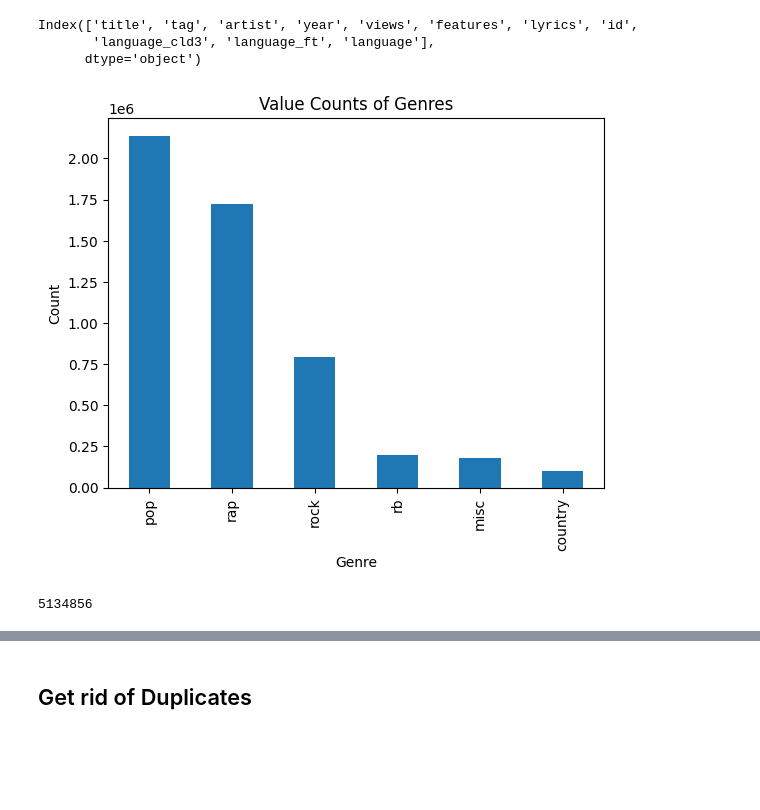
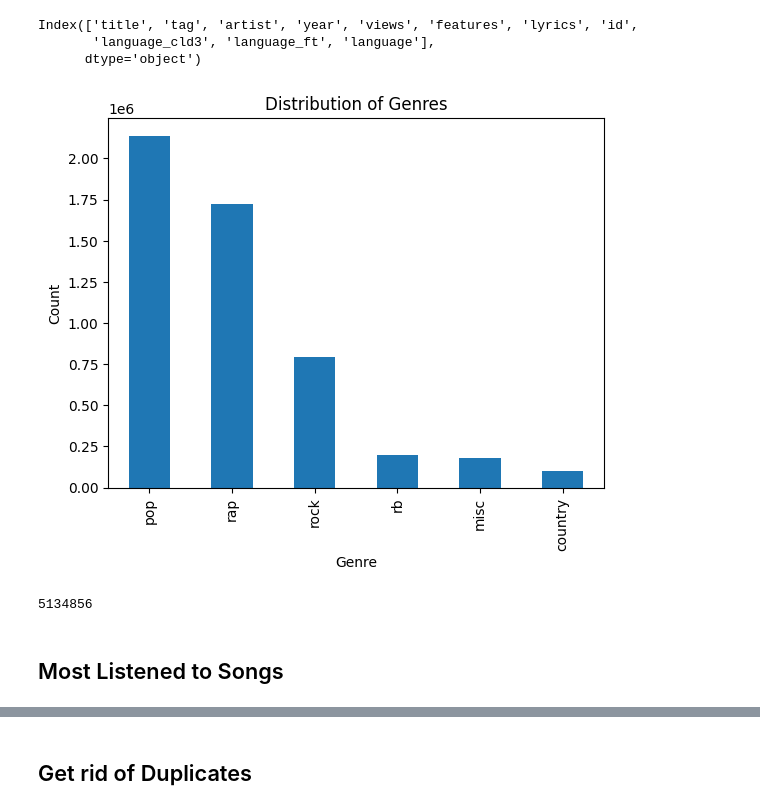
Before and after one commit to smatsubara15/ML_Final, a Jupyter notebook: EDA.ipynb, the cells around one changed output, grey strips where cells are left out. Drawn from its saved outputs; the diff is of its cells as text; code cells hidden in the pictures; blank space fills up the shorter version.

```diff
--- a/EDA.ipynb
+++ b/EDA.ipynb
@@ -155,17 +72,19 @@ Index(['title', 'tag', 'artist', 'year', 'views', 'features', 'lyrics', 'id',
 # %%
 # Plot value counts as a bar plot
 songs['tag'].value_counts().plot(kind='bar')
 
 # Set plot title and axis labels
-plt.title('Value Counts of Genres')
+plt.title('Distribution of Genres')
 plt.xlabel('Genre')
 plt.ylabel('Count')
 
 # Display the plot
 plt.show()
 # %% [output]
-[figure, old version]
+[figure, new version]
 # %%
 len(songs)
 # %% [output]
 5134856
+# %% [markdown]
+## Most Listened to Songs
```
Also changed, not shown: parts of 38 cells of this notebook, 17 other files.
